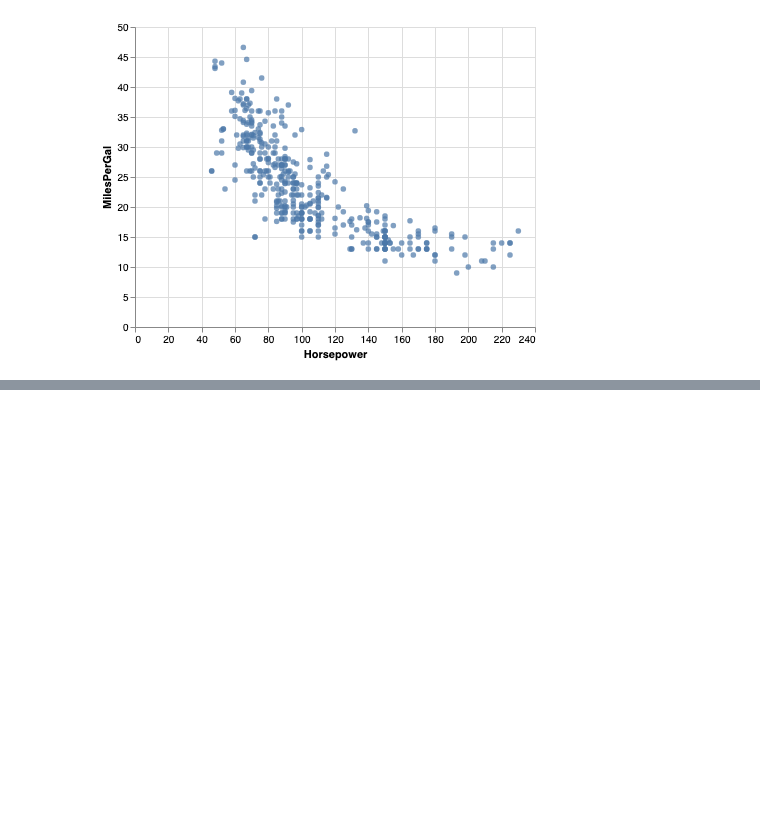
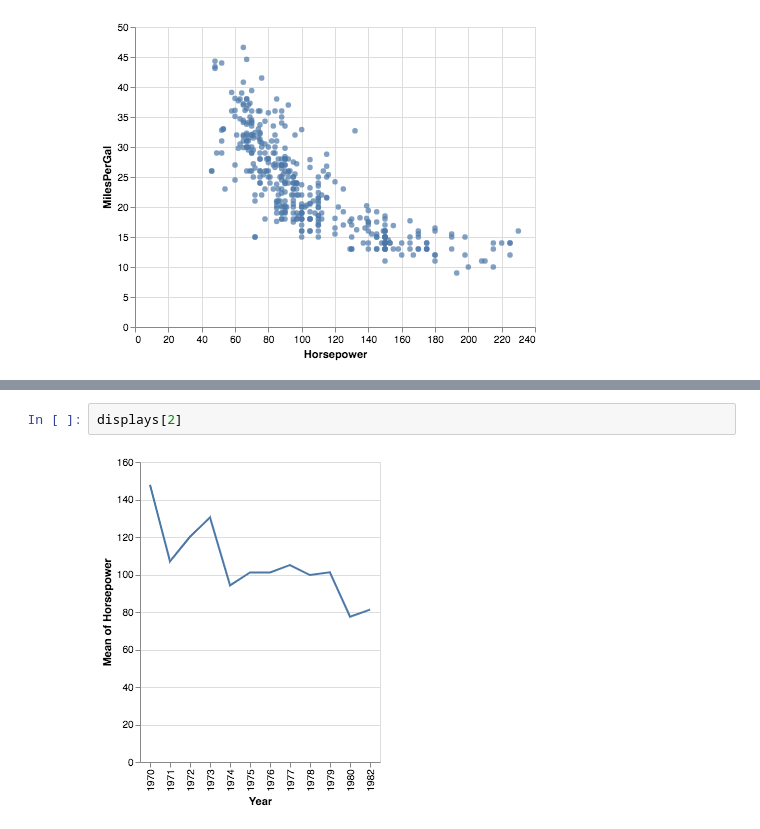
Before and after one commit to dorisjlee/datasci-api, a Jupyter notebook: ipynb/Enumeration.ipynb, the cells around one changed output, grey strips where cells are left out. Drawn from its saved outputs; the diff is of its cells as text; blank space fills up the shorter version.

```diff
--- a/ipynb/Enumeration.ipynb
+++ b/ipynb/Enumeration.ipynb
@@ -40,0 +55,4 @@ displays[1]
+# %%
+displays[2]
+# %% [output]
+[figure, added]
```
Also changed, not shown: parts of 9 cells of this notebook, 1 other file.
